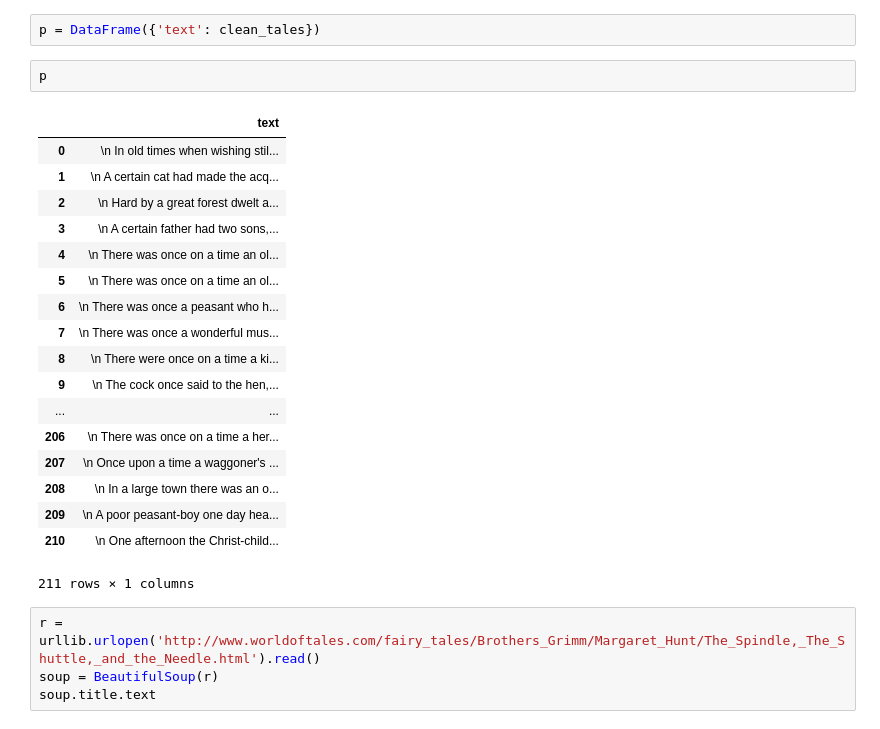
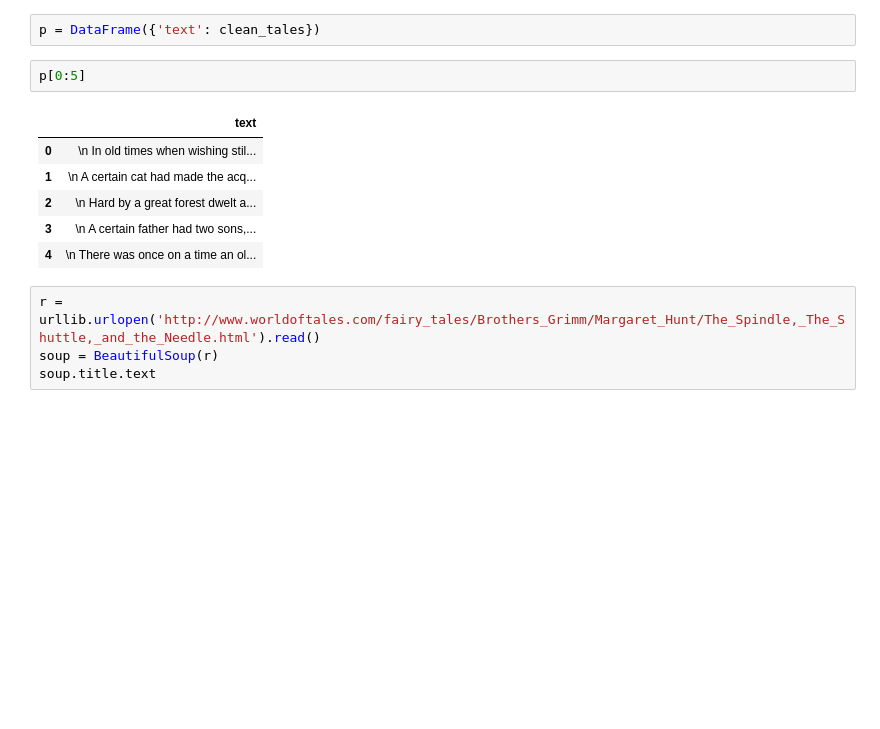
Before and after one commit to t-redactyl/text-cleaning, a Jupyter notebook: Scraping the project text/Getting the texts and names from each URL.ipynb, the cells around one changed output. Drawn from its saved outputs; the diff is of its cells as text; blank space fills up the shorter version.

```diff
--- a/Scraping the project text/Getting the texts and names from each URL.ipynb
+++ b/Scraping the project text/Getting the texts and names from each URL.ipynb
@@ -98,26 +69,14 @@ from pandas import DataFrame
 # %%
 p = DataFrame({'text': clean_tales})
 # %%
-p
+p[0:5]
 # %% [output]
 |  | text |
 | 0 | \n In old times when wishing stil... |
 | 1 | \n A certain cat had made the acq... |
 | 2 | \n Hard by a great forest dwelt a... |
 | 3 | \n A certain father had two sons,... |
 | 4 | \n There was once on a time an ol... |
-| 5 | \n There was once on a time an ol... |
-| 6 | \n There was once a peasant who h... |
-| 7 | \n There was once a wonderful mus... |
-| 8 | \n There were once on a time a ki... |
-| 9 | \n The cock once said to the hen,... |
-| ... | ... |
-| 206 | \n There was once on a time a her... |
-| 207 | \n Once upon a time a waggoner's ... |
-| 208 | \n In a large town there was an o... |
-| 209 | \n A poor peasant-boy one day hea... |
-| 210 | \n One afternoon the Christ-child... |
-211 rows × 1 columns
 # %%
 r = urllib.urlopen('http://www.worldoftales.com/fairy_tales/Brothers_Grimm/Margaret_Hunt/The_Spindle,_The_Shuttle,_and_the_Needle.html').read()
 soup = BeautifulSoup(r)
```
Also changed, not shown: parts of 12 cells of this notebook.
